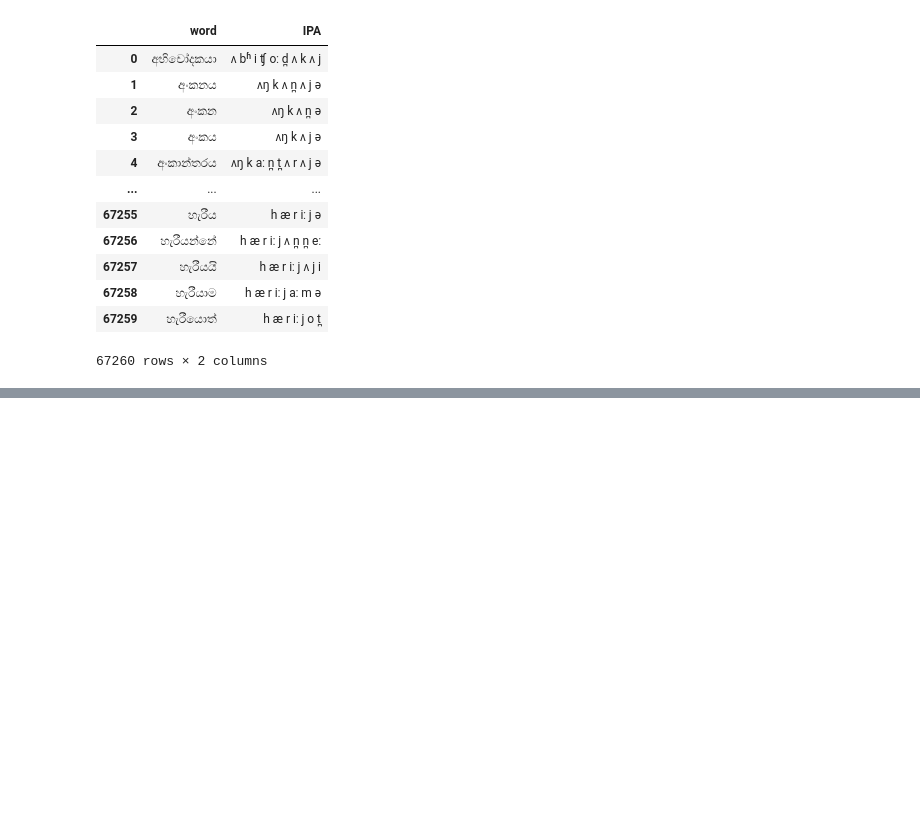
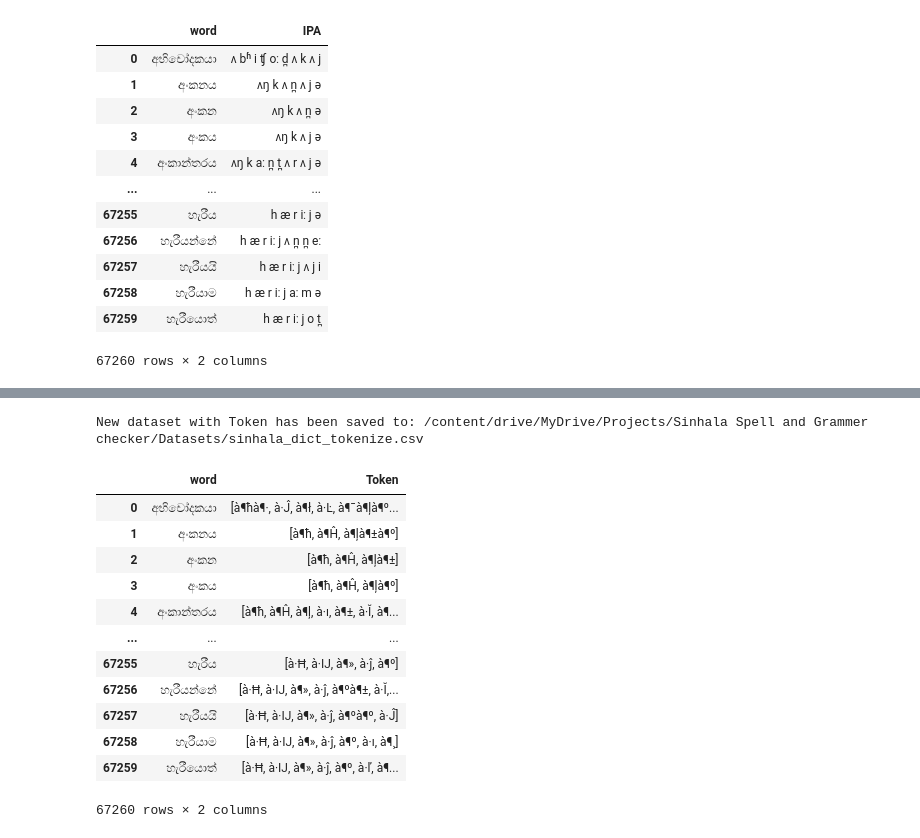
Before and after one commit to Nuwantha97/Sinhala_spell_and_grammer_checker, a Jupyter notebook: Spell_checker.ipynb, the cells around one changed output, grey strips where cells are left out. Cells and saved outputs as stored; diff of their text form; code cells hidden in the pictures; blank space fills up the shorter version.

Commit message:
use Sinhala-RoBERTa tokenizer

```diff
--- a/Spell_checker.ipynb
+++ b/Spell_checker.ipynb
@@ -576,0 +556,37 @@ Levenshtein Distances: [0, 2, 2]
+# %%
+import pandas as pd
+from transformers import AutoTokenizer
+
+# Load the saved tokenizer
+tokenizer = AutoTokenizer.from_pretrained("/content/drive/MyDrive/Projects/Sinhala Spell and Grammer checker/Datasets/sinhala_tokenizer")
+
+# Load the dataset without headers (it doesn't have column names)
+file_path = '/content/drive/MyDrive/Projects/Sinhala Spell and Grammer checker/Datasets/sinhala_dict2.csv'
+df = pd.read_csv(file_path, header=None, names=['word'])
+
+# Apply the `sinhala_to_ipa` function to each word
+df['Token'] = df['word'].apply(tokenizer.tokenize)
+
+# Save the new dataset with 'word' and 'IPA' columns to a new CSV file
+output_path = '/content/drive/MyDrive/Projects/Sinhala Spell and Grammer checker/Datasets/sinhala_dict_tokenize.csv'
+df[['word', 'Token']].to_csv(output_path, index=False)
+
+print("New dataset with Token has been saved to:", output_path)
+# %% [output]
+New dataset with Token has been saved to: /content/drive/MyDrive/Projects/Sinhala Spell and Grammer checker/Datasets/sinhala_dict_tokenize.csv
+# %%
+df
+# %% [output]
+|  | word | Token |
+| 0 | අභිචෝදකයා | [à¶ħà¶·, à·Ĵ, à¶ł, à·Ŀ, à¶¯à¶ļà¶º... |
+| 1 | අංකනය | [à¶ħ, à¶Ĥ, à¶ļà¶±à¶º] |
+| 2 | අංකන | [à¶ħ, à¶Ĥ, à¶ļà¶±] |
+| 3 | අංකය | [à¶ħ, à¶Ĥ, à¶ļà¶º] |
+| 4 | අංකාන්තරය | [à¶ħ, à¶Ĥ, à¶ļ, à·ı, à¶±, à·Ĭ, à¶... |
+| ... | ... | ... |
+| 67255 | හැරීය | [à·Ħ, à·Ĳ, à¶», à·ĵ, à¶º] |
+| 67256 | හැරීයන්නේ | [à·Ħ, à·Ĳ, à¶», à·ĵ, à¶ºà¶±, à·Ĭ,... |
+| 67257 | හැරීයයි | [à·Ħ, à·Ĳ, à¶», à·ĵ, à¶ºà¶º, à·Ĵ] |
+| 67258 | හැරීයාම | [à·Ħ, à·Ĳ, à¶», à·ĵ, à¶º, à·ı, à¶¸] |
+| 67259 | හැරීයොත් | [à·Ħ, à·Ĳ, à¶», à·ĵ, à¶º, à·ľ, à¶... |
+67260 rows × 2 columns
```
Also changed, not shown: parts of 25 cells of this notebook.
